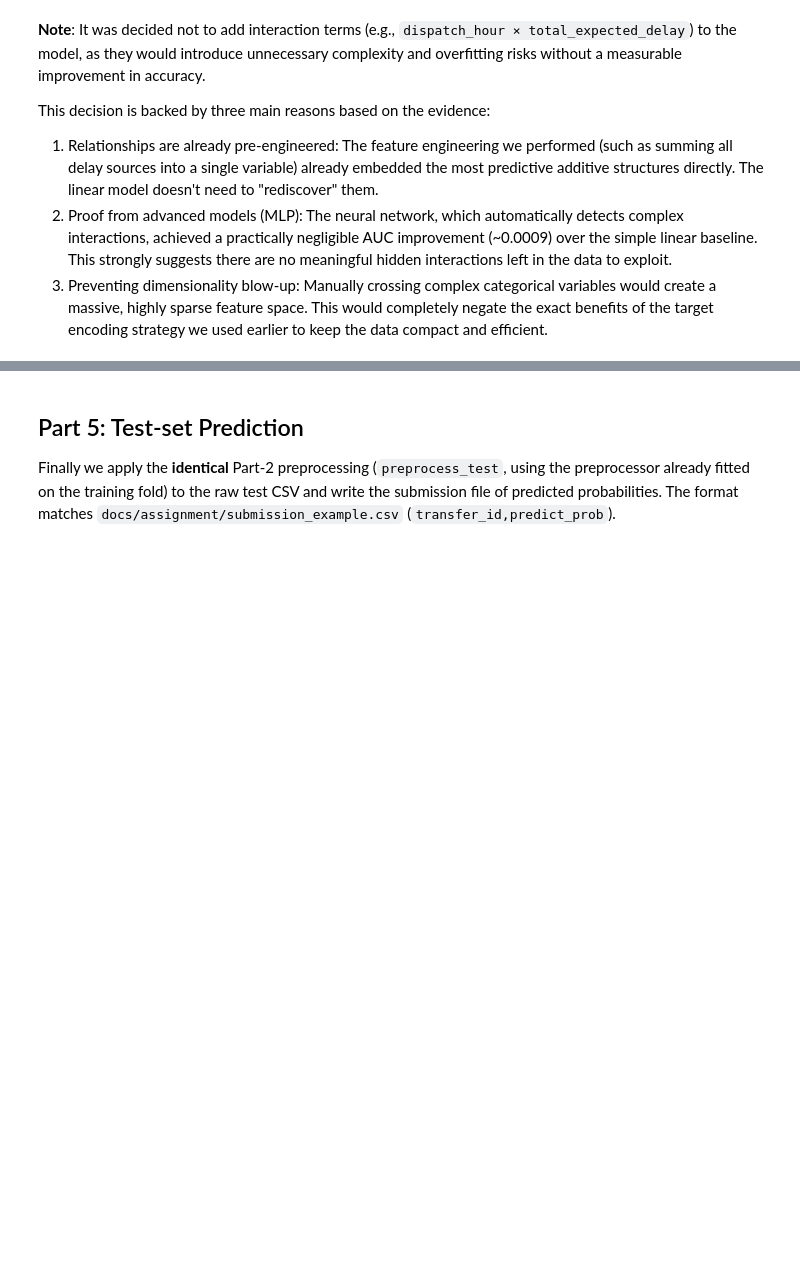
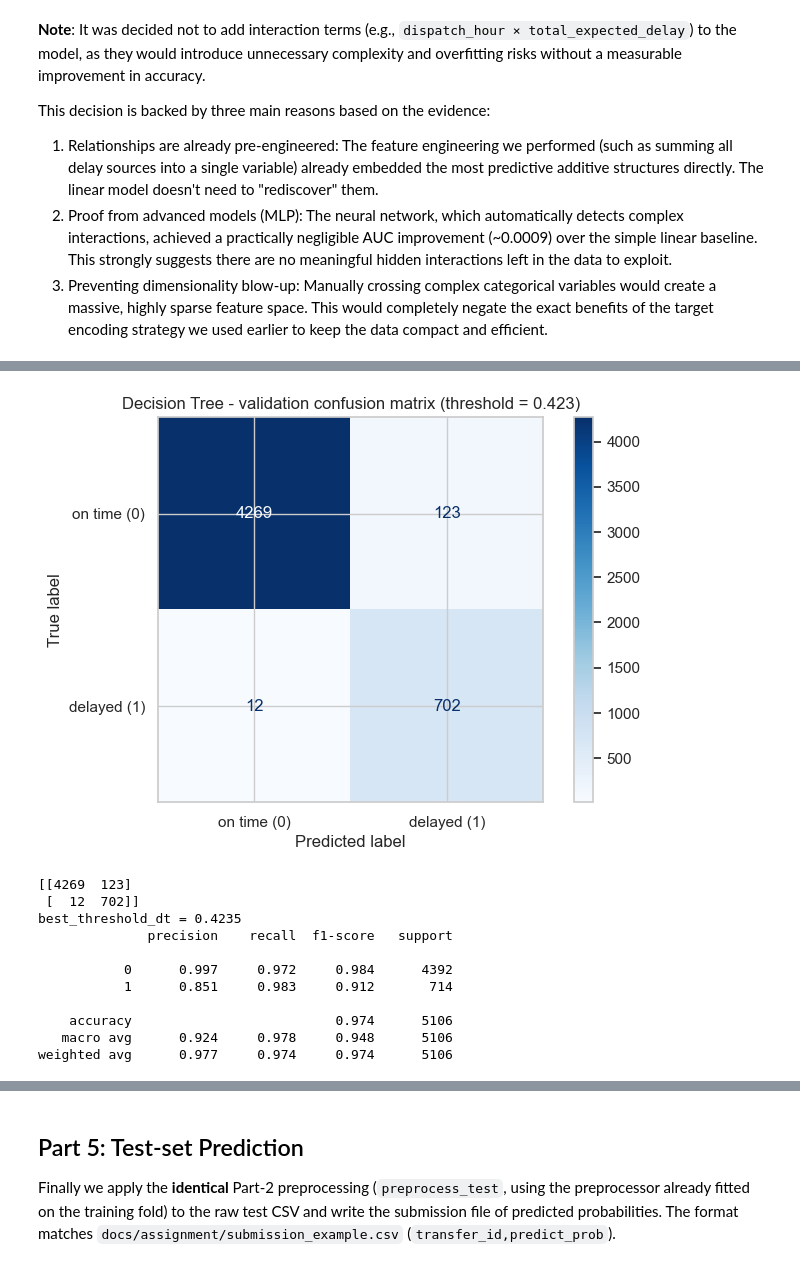
Before and after one commit to tomerbd007/LogisticsTransferPrediction, a Jupyter notebook: main.ipynb, the cells around one changed output, grey strips where cells are left out. Cells and saved outputs as stored; diff of their text form; code cells hidden in the pictures; blank space fills up the shorter version.

```diff
--- a/main.ipynb
+++ b/main.ipynb
@@ -2699,0 +2805,30 @@ This decision is backed by three main reasons based on the evidence:
+# %%
+# Confusion matrix on the validation set. AUC is threshold-free, but a confusion
+# matrix needs a concrete cutoff. We use Youden's J from the validation ROC curve,
+# the same threshold-selection idea used in the Logistic Regression section.
+fpr_dt, tpr_dt, thresholds_dt = roc_curve(y_val, val_proba_dt)
+best_threshold_dt = thresholds_dt[np.argmax(tpr_dt - fpr_dt)]
+val_pred_dt = (val_proba_dt >= best_threshold_dt).astype(int)
+
+cm_dt = confusion_matrix(y_val, val_pred_dt)
+ConfusionMatrixDisplay(cm_dt, display_labels=["on time (0)", "delayed (1)"]).plot(
+    cmap="Blues", values_format="d")
+plt.title(f"Decision Tree - validation confusion matrix (threshold = {best_threshold_dt:.3f})")
+plt.show()
+
+print(cm_dt)
+print(f"best_threshold_dt = {best_threshold_dt:.4f}")
+print(classification_report(y_val, val_pred_dt, digits=3))
+# %% [output]
+[figure, added]
+[[4269  123]
+ [  12  702]]
+best_threshold_dt = 0.4235
+              precision    recall  f1-score   support
+
+           0      0.997     0.972     0.984      4392
+           1      0.851     0.983     0.912       714
+
+    accuracy                          0.974      5106
+   macro avg      0.924     0.978     0.948      5106
+weighted avg      0.977     0.974     0.974      5106
```
Also changed, not shown: parts of 12 cells of this notebook.
